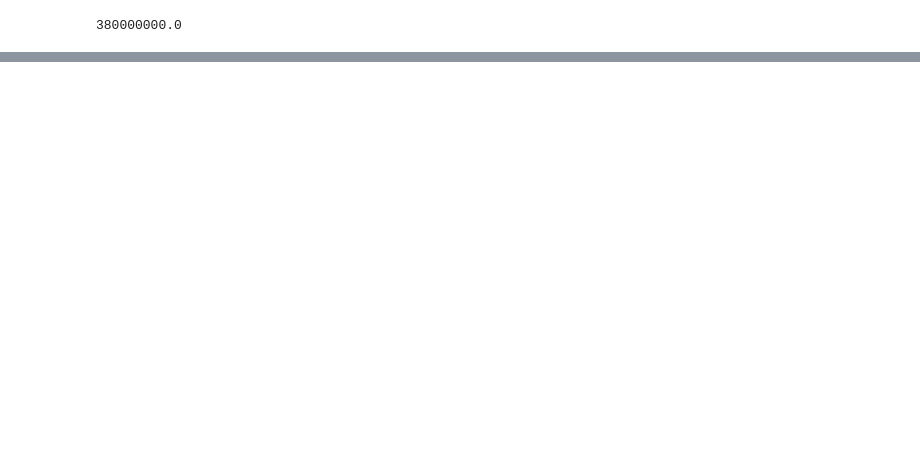
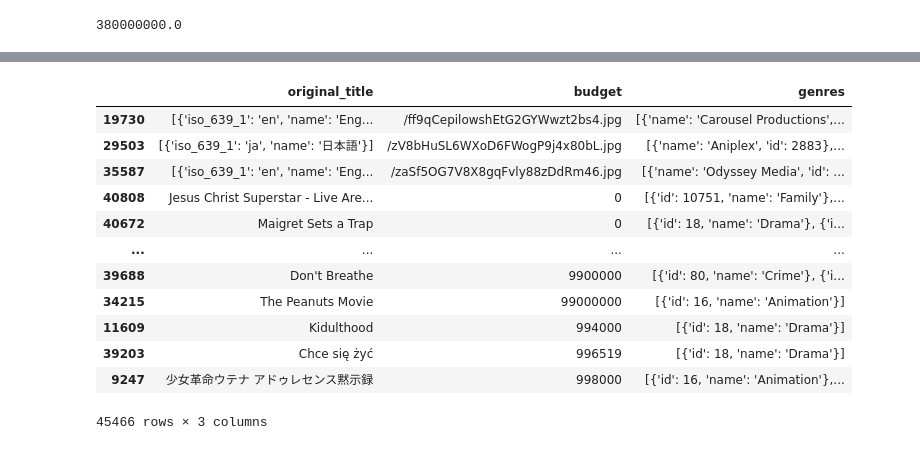
Before and after one commit to BillyYank/SPBGU-Analitics-2021, a Jupyter notebook: homeworks/DariaObukhova/24-11-2021/movies.ipynb, the cells around one changed output, grey strips where cells are left out. Drawn from its saved outputs; the diff is of its cells as text; code cells hidden in the pictures; blank space fills up the shorter version.

```diff
--- a/homeworks/DariaObukhova/24-11-2021/movies.ipynb
+++ b/homeworks/DariaObukhova/24-11-2021/movies.ipynb
@@ -74,0 +203,3 @@ MaxMovieBudget
+# %%
+movies = pd.read_csv('data/movies_metadata.csv')
+movies.head()
@@ -74,0 +214,18 @@ MaxMovieBudget
+# %%
+movies = movies[['original_title','budget','genres']]
+# %%
+movies
+# %% [output]
+|  | original_title | budget | genres |
+| 19730 | [{'iso_639_1': 'en', 'name': 'Eng... | /ff9qCepilowshEtG2GYWwzt2bs4.jpg | [{'name': 'Carousel Productions',... |
+| 29503 | [{'iso_639_1': 'ja', 'name': '日本語'}] | /zV8bHuSL6WXoD6FWogP9j4x80bL.jpg | [{'name': 'Aniplex', 'id': 2883},... |
+| 35587 | [{'iso_639_1': 'en', 'name': 'Eng... | /zaSf5OG7V8X8gqFvly88zDdRm46.jpg | [{'name': 'Odyssey Media', 'id': ... |
+| 40808 | Jesus Christ Superstar - Live Are... | 0 | [{'id': 10751, 'name': 'Family'},... |
+| 40672 | Maigret Sets a Trap | 0 | [{'id': 18, 'name': 'Drama'}, {'i... |
+| ... | ... | ... | ... |
+| 39688 | Don't Breathe | 9900000 | [{'id': 80, 'name': 'Crime'}, {'i... |
+| 34215 | The Peanuts Movie | 99000000 | [{'id': 16, 'name': 'Animation'}] |
+| 11609 | Kidulthood | 994000 | [{'id': 18, 'name': 'Drama'}] |
+| 39203 | Chce się żyć | 996519 | [{'id': 18, 'name': 'Drama'}] |
+| 9247 | 少女革命ウテナ アドゥレセンス黙示録 | 998000 | [{'id': 16, 'name': 'Animation'},... |
+45466 rows × 3 columns
```
Also changed, not shown: parts of 21 cells of this notebook.
